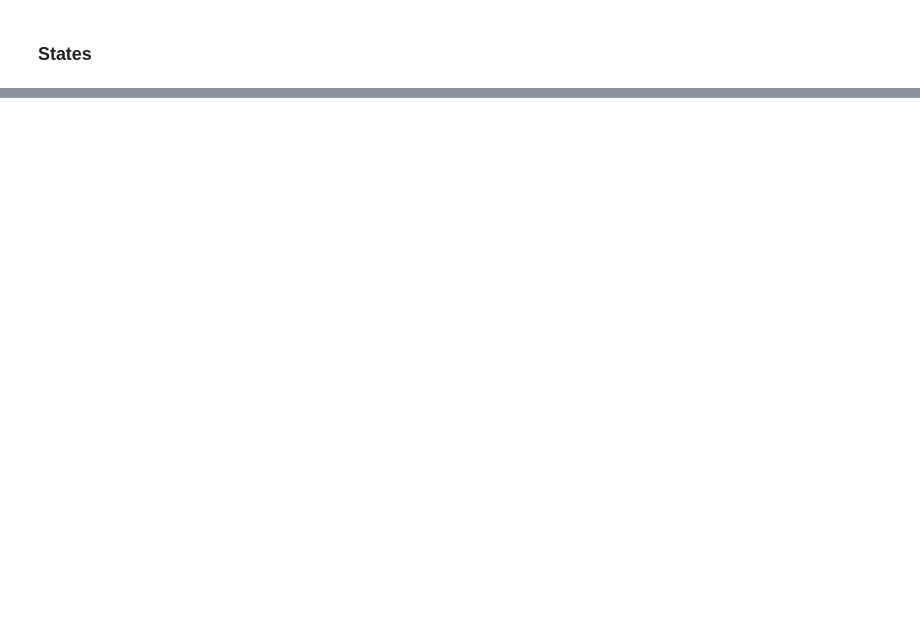
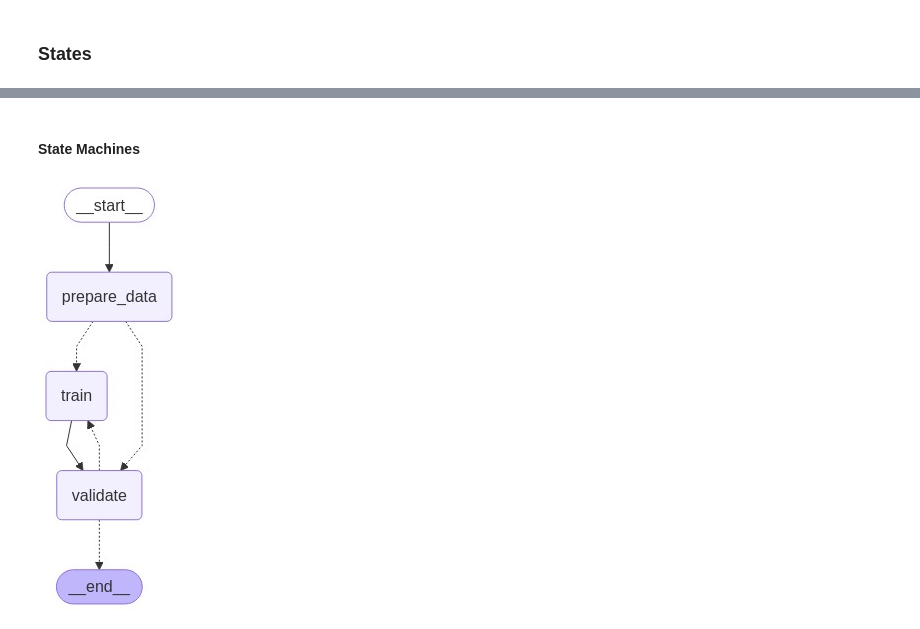
Before and after one commit to deepbiolab/agentic-ai-research, a Jupyter notebook: tutorials/agentic-workflows-with-langgraph/01-langgraph-basics.ipynb, the cells around one changed output, grey strips where cells are left out. Cells and saved outputs as stored; diff of their text form; code cells hidden in the pictures; blank space fills up the shorter version.

```diff
--- a/tutorials/agentic-workflows-with-langgraph/01-langgraph-basics.ipynb
+++ b/tutorials/agentic-workflows-with-langgraph/01-langgraph-basics.ipynb
@@ -227,0 +405,3 @@ result
+# %%
+class State(TypedDict):
+    messages:Annotated[List[AnyMessage], add_messages]
@@ -227,0 +435,8 @@ result
+# %%
+result = graph.invoke(
+    input={
+        "messages": [HumanMessage("What is the Large language models?")]},
+)
+
+for message in result['messages']:
+    message.pretty_print()
@@ -227,0 +486,8 @@ result
+# %%
+result = graph.invoke(
+    input={
+        "messages": [HumanMessage("What is the Large language models?")]},
+)
+
+for message in result['messages']:
+    message.pretty_print()
@@ -229,0 +562,2 @@ result
+# %% [markdown]
+#### State Machines
@@ -229,0 +623,50 @@ result
+# %%
+# Create the workflow
+workflow = StateGraph(State)
+
+# Add nodes
+workflow.add_node("prepare_data", prepare_data)
+workflow.add_node("train", train_model)
+workflow.add_node("validate", validate_model)
+
+# Add basic flow from START to prepare_data
+workflow.add_edge(START, "prepare_data")
+
+# Add conditional check after data preparation
+def should_start_training(state: State):
+    if not state.continue_training:
+        return "validate"
+    return "train"
+
+workflow.add_conditional_edges(
+    source="prepare_data",
+    path=should_start_training,
+    path_map=["train", "validate"]
+)
+
+# Add edges from train to validate
+workflow.add_edge("train", "validate")
+
+# Add conditional check after validation
+def should_continue_training(state: State):
+    if not state.continue_training:  # Check the continue_training flag
+        return END
+    return "train"
+
+workflow.add_conditional_edges(
+    source="validate",
+    path=should_continue_training,
+    path_map=["train", END]
+)
+
+# Compile the graph
+graph = workflow.compile()
+
+# Display the workflow graph
+display(
+    Image(
+        graph.get_graph().draw_mermaid_png()
+    )
+)
+# %% [output]
+[figure, added]
```
Also changed, not shown: parts of 40 cells of this notebook.
